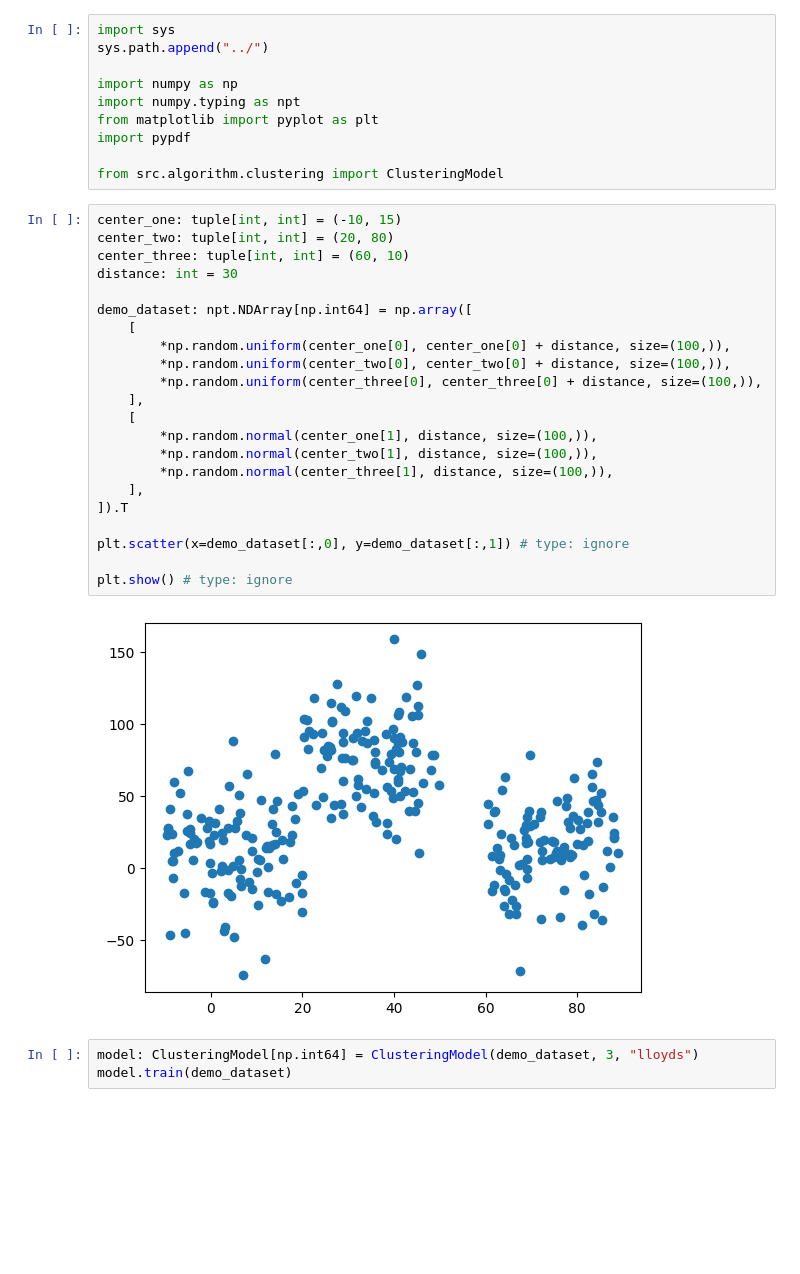
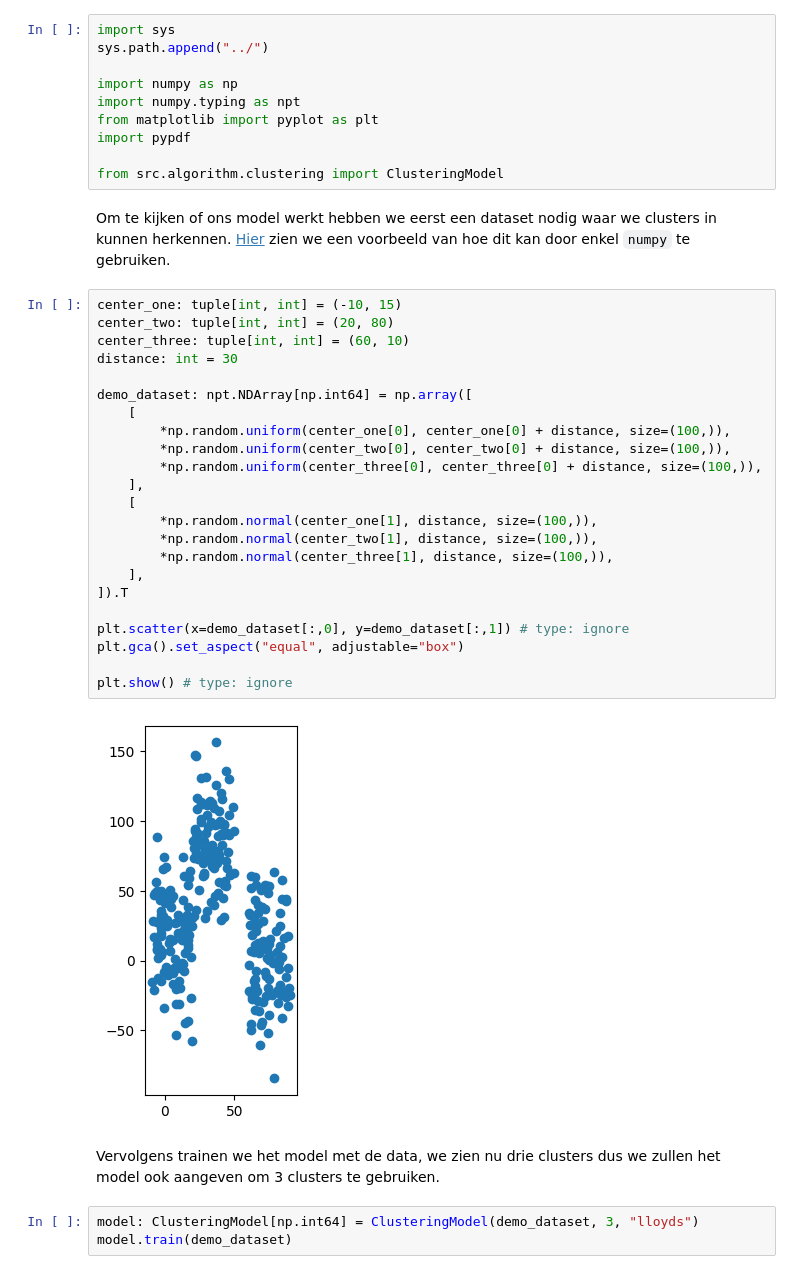
Before and after one commit to JBierenbroodspot/ipass-23-24, a Jupyter notebook: notebook/eerste_demo_lloyds.ipynb, the cells around one changed output. Cells and saved outputs as stored; diff of their text form; blank space fills up the shorter version.

Commit message:
Describe eerste_demo_lloyds.ipynb

```diff
--- a/notebook/eerste_demo_lloyds.ipynb
+++ b/notebook/eerste_demo_lloyds.ipynb
@@ -14,30 +20,38 @@ from matplotlib import pyplot as plt
 import pypdf
 
 from src.algorithm.clustering import ClusteringModel
+# %% [markdown]
+Om te kijken of ons model werkt hebben we eerst een dataset nodig waar we
+clusters in kunnen herkennen. [Hier](https://stackoverflow.com/a/54247969) zien
+we een voorbeeld van hoe dit kan door enkel `numpy` te gebruiken.
 # %%
 center_one: tuple[int, int] = (-10, 15)
 center_two: tuple[int, int] = (20, 80)
 center_three: tuple[int, int] = (60, 10)
 distance: int = 30
 
 demo_dataset: npt.NDArray[np.int64] = np.array([
     [
         *np.random.uniform(center_one[0], center_one[0] + distance, size=(100,)),
         *np.random.uniform(center_two[0], center_two[0] + distance, size=(100,)),
         *np.random.uniform(center_three[0], center_three[0] + distance, size=(100,)),
     ],
     [
         *np.random.normal(center_one[1], distance, size=(100,)),
         *np.random.normal(center_two[1], distance, size=(100,)),
         *np.random.normal(center_three[1], distance, size=(100,)),
     ],
 ]).T
 
 plt.scatter(x=demo_dataset[:,0], y=demo_dataset[:,1]) # type: ignore
+plt.gca().set_aspect("equal", adjustable="box")
 
 plt.show() # type: ignore
 # %% [output]
-[figure, old version]
+[figure, new version]
+# %% [markdown]
+Vervolgens trainen we het model met de data, we zien nu drie clusters dus we
+zullen het model ook aangeven om 3 clusters te gebruiken.
 # %%
 model: ClusteringModel[np.int64] = ClusteringModel(demo_dataset, 3, "lloyds")
 model.train(demo_dataset)
```
Also changed, not shown: parts of 13 cells of this notebook.
